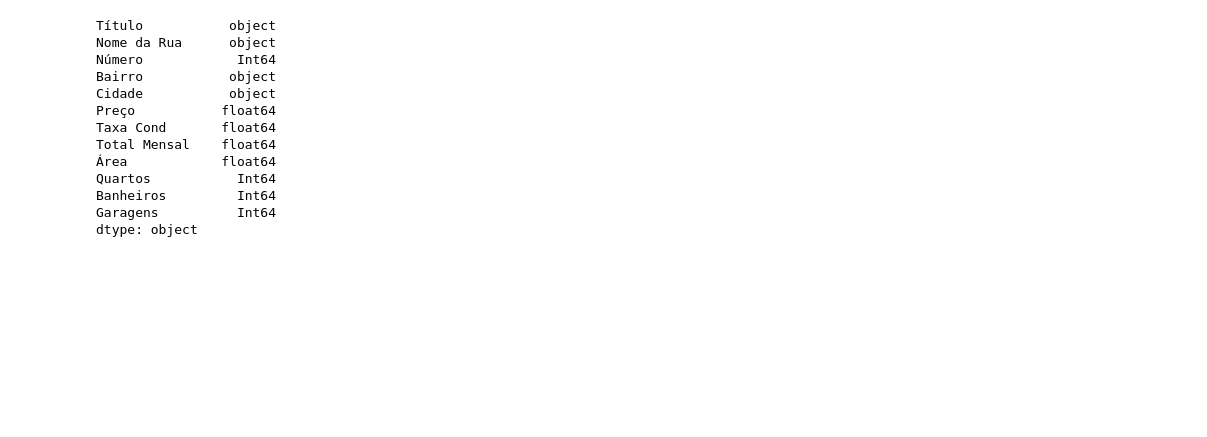
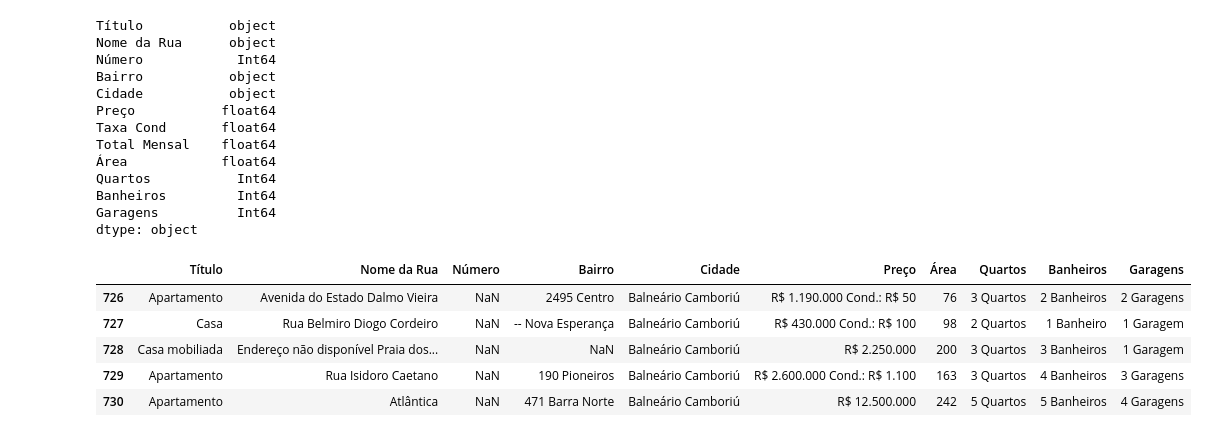
Before and after one commit to michellsspy/dataflow_apacheBeam, a Jupyter notebook: view.ipynb, the cells around one changed output. Cells and saved outputs as stored; diff of their text form; code cells hidden in the pictures; blank space fills up the shorter version.

```diff
--- a/view.ipynb
+++ b/view.ipynb
@@ -92,3 +92,11 @@ Garagens          Int64
 dtype: object
 # %%
 ver = pd.read_csv('/home/michel/Documentos/Projetos_Portifolio/dataflow_apacheBeam/data.csv')
+ver.tail()
+# %% [output]
+|  | Título | Nome da Rua | Número | Bairro | Cidade | Preço | Área | Quartos | Banheiros | Garagens |
+| 726 | Apartamento | Avenida do Estado Dalmo Vieira | NaN | 2495 Centro | Balneário Camboriú | R$ 1.190.000 Cond.: R$ 50 | 76 | 3 Quartos | 2 Banheiros | 2 Garagens |
+| 727 | Casa | Rua Belmiro Diogo Cordeiro | NaN | -- Nova Esperança | Balneário Camboriú | R$ 430.000 Cond.: R$ 100 | 98 | 2 Quartos | 1 Banheiro | 1 Garagem |
+| 728 | Casa mobiliada | Endereço não disponível Praia dos... | NaN | NaN | Balneário Camboriú | R$ 2.250.000 | 200 | 3 Quartos | 3 Banheiros | 1 Garagem |
+| 729 | Apartamento | Rua Isidoro Caetano | NaN | 190 Pioneiros | Balneário Camboriú | R$ 2.600.000 Cond.: R$ 1.100 | 163 | 3 Quartos | 4 Banheiros | 3 Garagens |
+| 730 | Apartamento | Atlântica | NaN | 471 Barra Norte | Balneário Camboriú | R$ 12.500.000 | 242 | 5 Quartos | 5 Banheiros | 4 Garagens |
```
Also changed, not shown: 3 other files.
